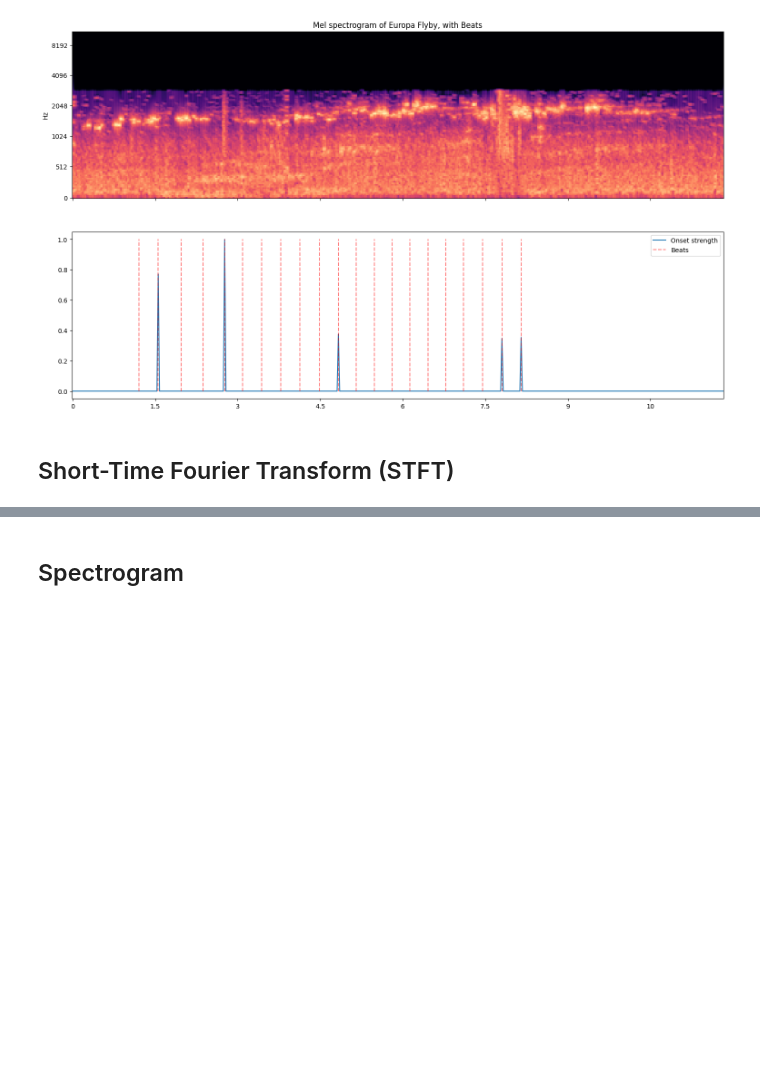
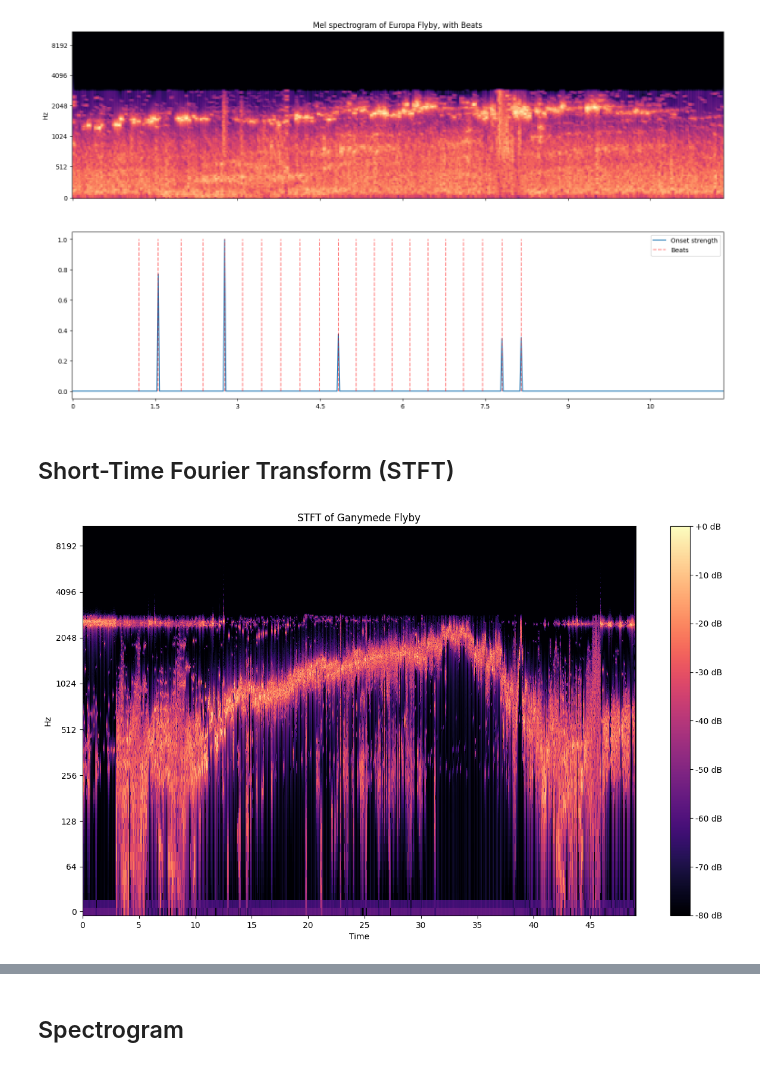
Before and after one commit to Bryan-Az/FeatureEngineering, a Jupyter notebook: Juno_Mission.ipynb, the cells around one changed output, grey strips where cells are left out. Cells and saved outputs as stored; diff of their text form; code cells hidden in the pictures; blank space fills up the shorter version.

Commit message:
+ stft in juno nb

```diff
--- a/Juno_Mission.ipynb
+++ b/Juno_Mission.ipynb
@@ -73,3 +73,20 @@ plot_specbeat('Europa')
 [figure]
 # %% [markdown]
 ## Short-Time Fourier Transform (STFT)
+# %%
+def plot_stft_flyby(moon):
+    audio_features = create_beat_features(moon)
+    centered_frames = np.abs(librosa.stft(audio_features['y']))
+    #plot a single fig, ax
+    fig, ax = plt.subplots()
+    #increase size of the plot
+    fig.set_size_inches(15, 8.5)
+    # display a spectrogram of stft
+    img = librosa.display.specshow(librosa.amplitude_to_db(centered_frames, ref=np.max),
+                                   y_axis='log', x_axis='time', ax=ax)
+    ax.set(title='STFT of ' + moon + ' Flyby')
+    fig.colorbar(img, ax=ax, format="%+2.f dB")
+# %%
+plot_stft_flyby('Ganymede')
+# %% [output]
+[figure, added]
```
Also changed, not shown: parts of 1 cell of this notebook.
